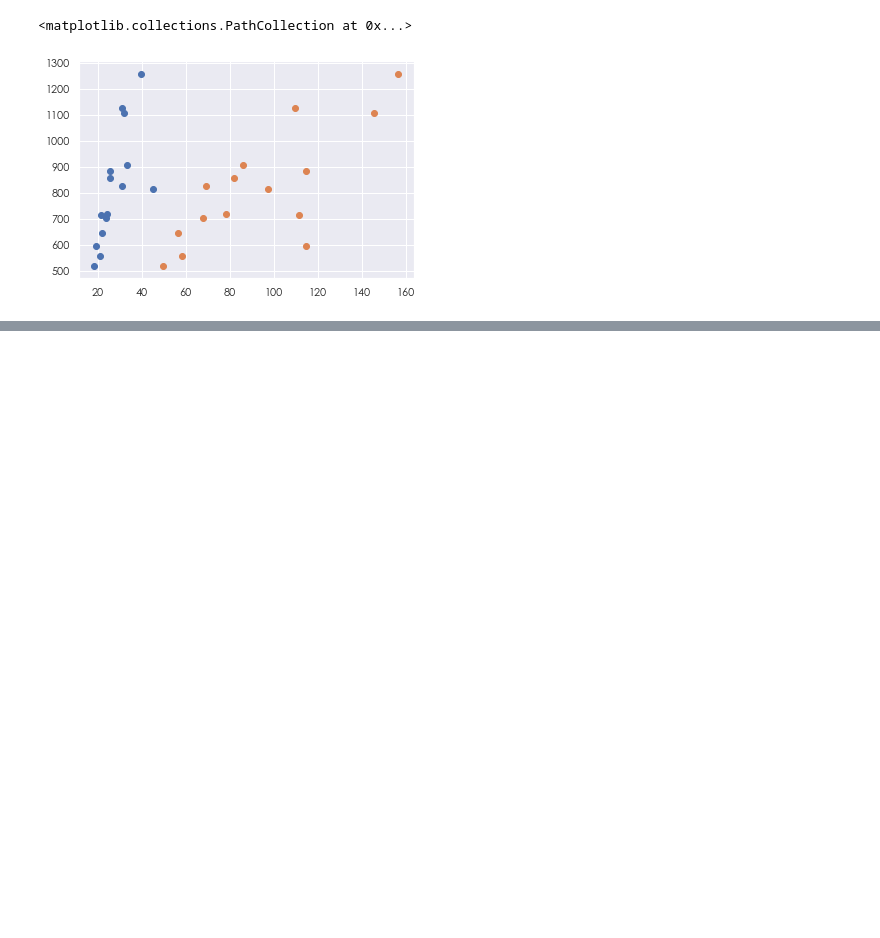
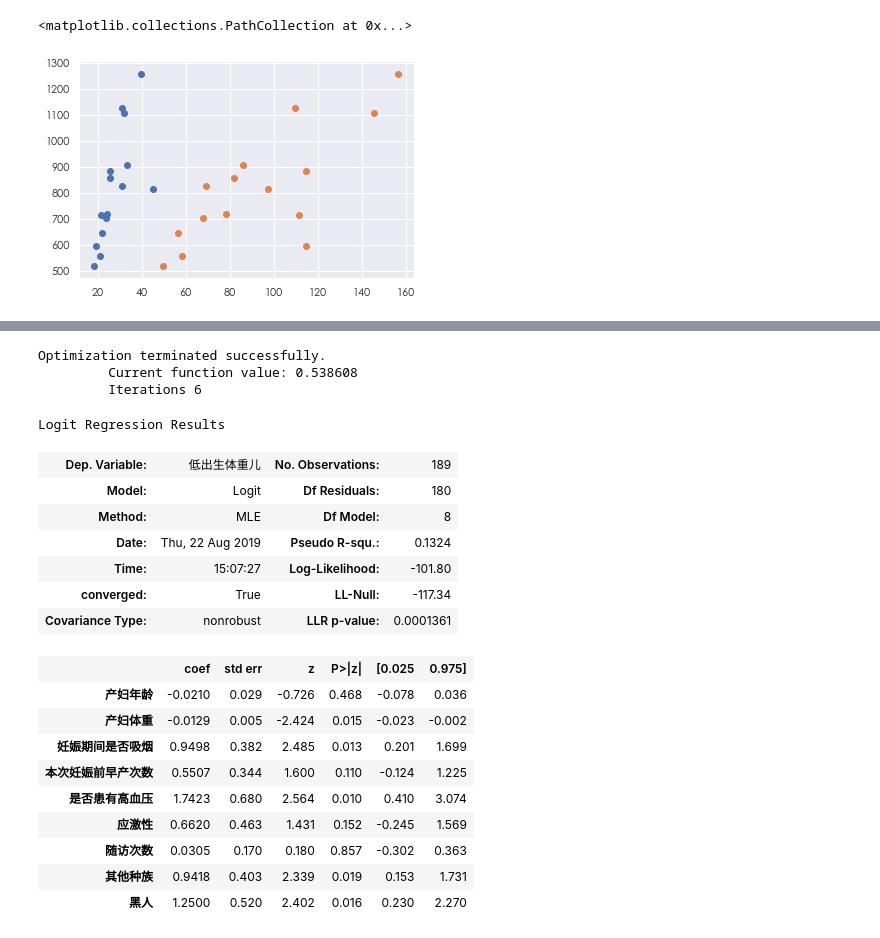
Before and after one commit to IamZY/DataAnalysis, a Jupyter notebook: pandas/Python统计模型.ipynb, the cells around one changed output, grey strips where cells are left out. Saved outputs shown, nothing was run; the diff lists cells and outputs as text; code cells hidden in the pictures; blank space fills up the shorter version.

```diff
--- a/pandas/Python统计模型.ipynb
+++ b/pandas/Python统计模型.ipynb
@@ -685,0 +758,3 @@ strong multicollinearity or other numerical problems.
+# %%
+dfdumm = pd.get_dummies(dflogit.种族)
+dfdumm.head()
@@ -685,0 +768,30 @@ strong multicollinearity or other numerical problems.
+# %%
+tempX = pd.merge(left = dflogit.drop(columns = ["低出生体重儿","种族"]),
+                 right = dfdumm[["其他种族","黑人"]],
+                 left_index = True,right_index = True
+                )
+
+logitres = sm.Logit(dflogit.低出生体重儿,tempX).fit()
+logitres.summary()
+# %% [output]
+Optimization terminated successfully.
+         Current function value: 0.538608
+         Iterations 6
+Logit Regression Results
+| Dep. Variable: | 低出生体重儿 | No. Observations: | 189 |
+| Model: | Logit | Df Residuals: | 180 |
+| Method: | MLE | Df Model: | 8 |
+| Date: | Thu, 22 Aug 2019 | Pseudo R-squ.: | 0.1324 |
+| Time: | 15:07:27 | Log-Likelihood: | -101.80 |
+| converged: | True | LL-Null: | -117.34 |
+| Covariance Type: | nonrobust | LLR p-value: | 0.0001361 |
+|  | coef | std err | z | P>|z| | [0.025 | 0.975] |
+| 产妇年龄 | -0.0210 | 0.029 | -0.726 | 0.468 | -0.078 | 0.036 |
+| 产妇体重 | -0.0129 | 0.005 | -2.424 | 0.015 | -0.023 | -0.002 |
+| 妊娠期间是否吸烟 | 0.9498 | 0.382 | 2.485 | 0.013 | 0.201 | 1.699 |
+| 本次妊娠前早产次数 | 0.5507 | 0.344 | 1.600 | 0.110 | -0.124 | 1.225 |
+| 是否患有高血压 | 1.7423 | 0.680 | 2.564 | 0.010 | 0.410 | 3.074 |
+| 应激性 | 0.6620 | 0.463 | 1.431 | 0.152 | -0.245 | 1.569 |
+| 随访次数 | 0.0305 | 0.170 | 0.180 | 0.857 | -0.302 | 0.363 |
+| 其他种族 | 0.9418 | 0.403 | 2.339 | 0.019 | 0.153 | 1.731 |
+| 黑人 | 1.2500 | 0.520 | 2.402 | 0.016 | 0.230 | 2.270 |
```
Also changed, not shown: parts of 44 cells of this notebook.
